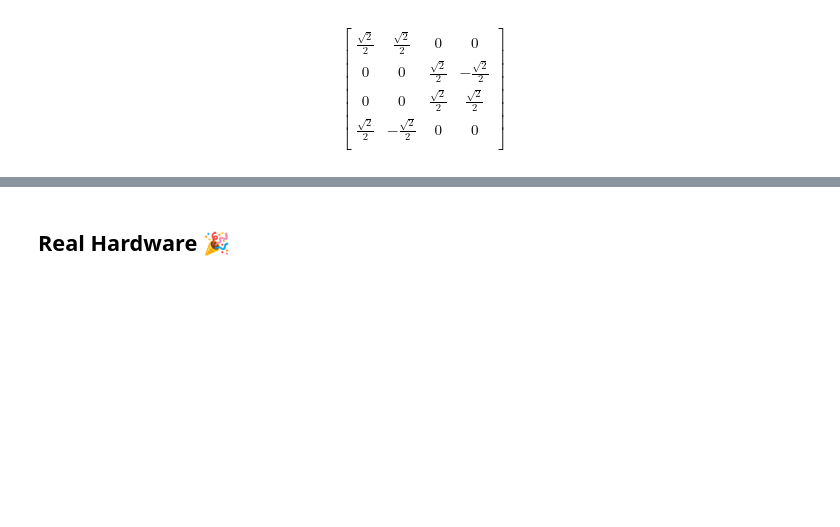
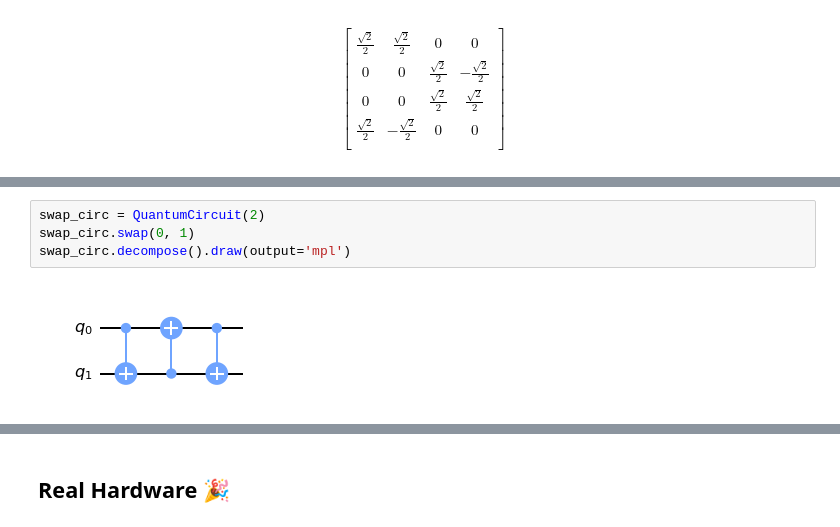
Before and after one commit to mrvee-qC-bee/NSQI_May_2023, a Jupyter notebook: NQCH_Softserve_May2023.ipynb, the cells around one changed output, grey strips where cells are left out. Drawn from its saved outputs; the diff is of its cells as text; blank space fills up the shorter version.

```diff
--- a/NQCH_Softserve_May2023.ipynb
+++ b/NQCH_Softserve_May2023.ipynb
@@ -631,0 +677,6 @@ $$
+# %%
+swap_circ = QuantumCircuit(2)
+swap_circ.swap(0, 1)
+swap_circ.decompose().draw(output='mpl')
+# %% [output]
+[figure, added]
```
Also changed, not shown: parts of 35 cells of this notebook.
